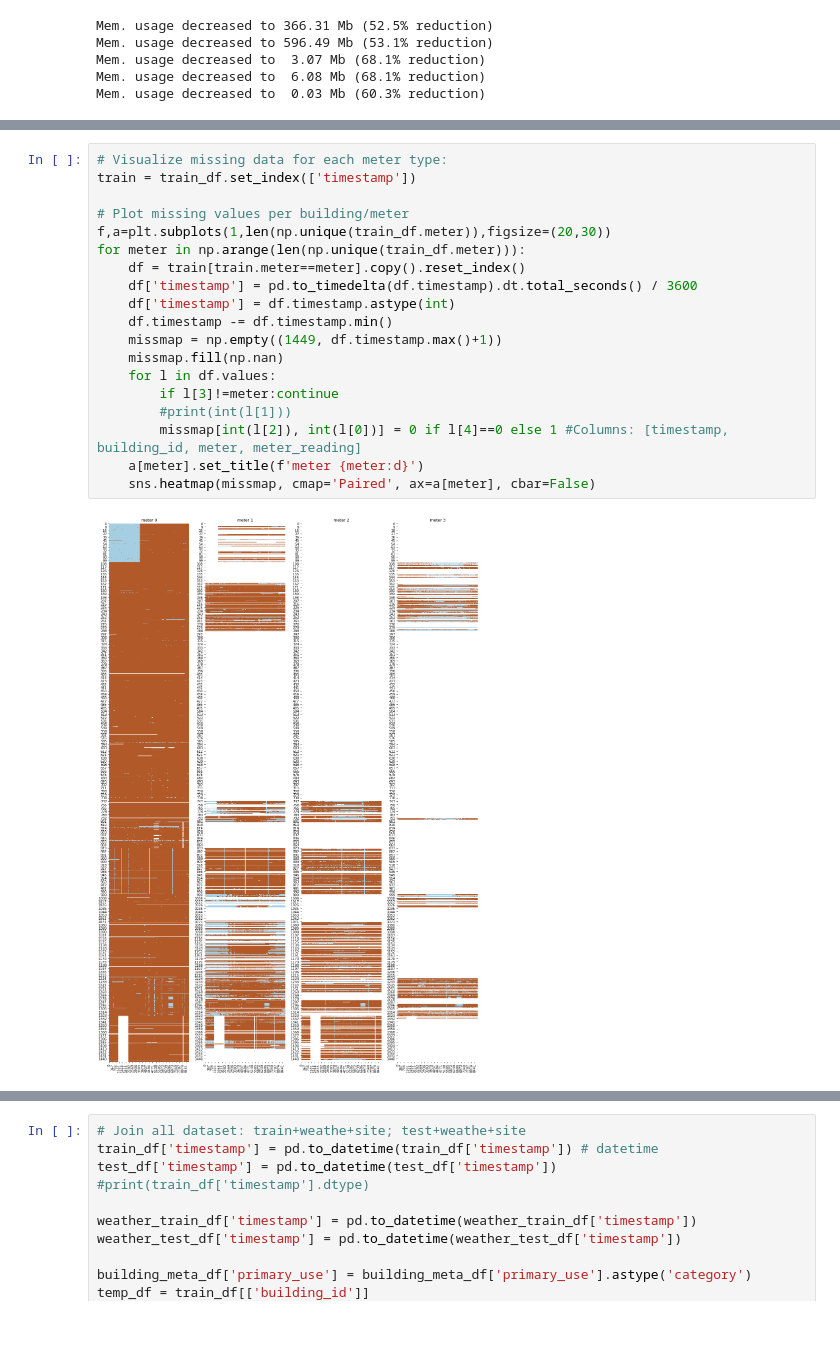
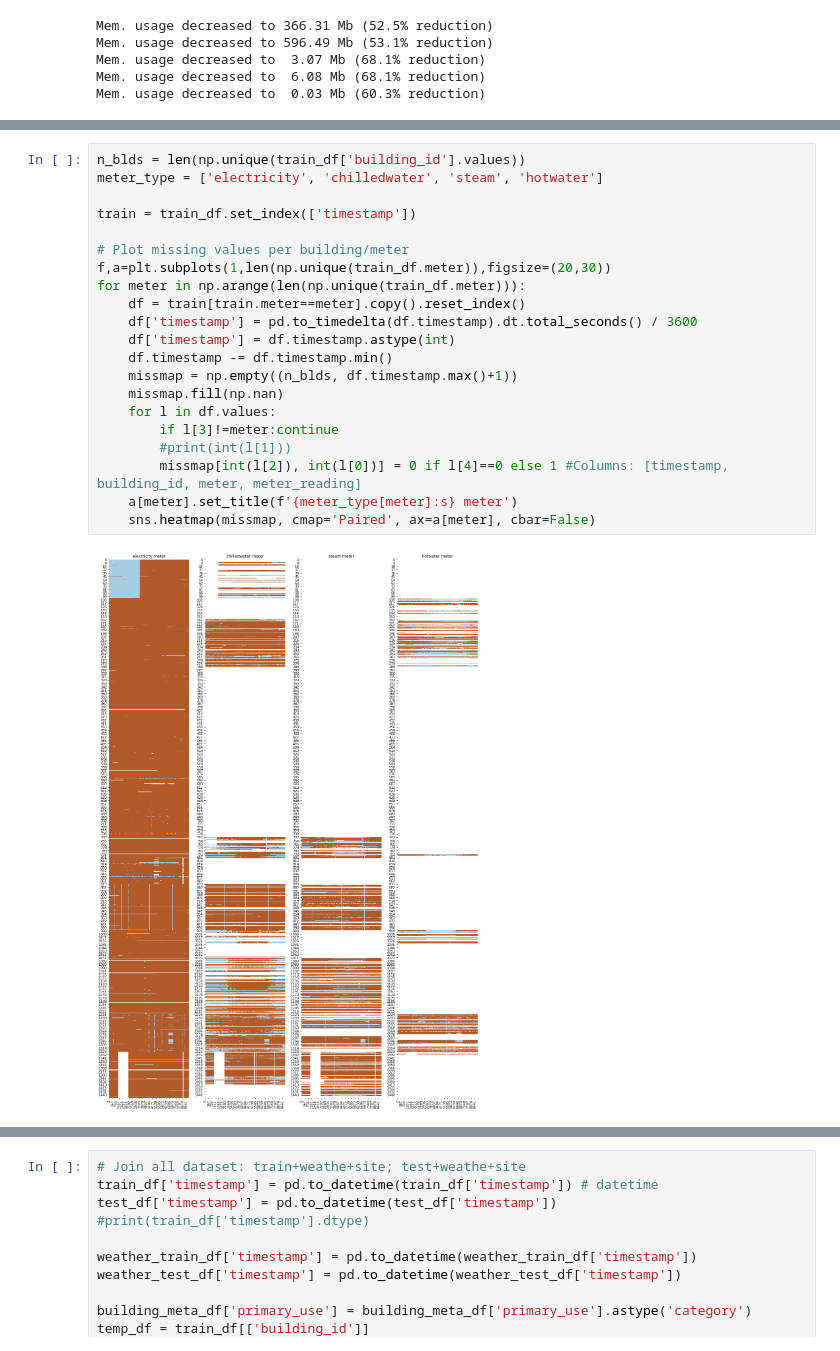
Before and after one commit to dmculiac/A-Kaggle-Prize-Money-Competition, a Jupyter notebook: A Kaggle Prize Money Competition.ipynb, the cells around one changed output, grey strips where cells are left out. Cells and saved outputs as stored; diff of their text form.

```diff
--- a/A Kaggle Prize Money Competition.ipynb
+++ b/A Kaggle Prize Money Competition.ipynb
@@ -146,22 +153,24 @@ Mem. usage decreased to  0.03 Mb (60.3% reduction)
 # %%
-# Visualize missing data for each meter type:
+n_blds = len(np.unique(train_df['building_id'].values))
+meter_type = ['electricity', 'chilledwater', 'steam', 'hotwater']
+
 train = train_df.set_index(['timestamp'])
 
 # Plot missing values per building/meter
 f,a=plt.subplots(1,len(np.unique(train_df.meter)),figsize=(20,30))
 for meter in np.arange(len(np.unique(train_df.meter))):
     df = train[train.meter==meter].copy().reset_index()
     df['timestamp'] = pd.to_timedelta(df.timestamp).dt.total_seconds() / 3600
     df['timestamp'] = df.timestamp.astype(int)
     df.timestamp -= df.timestamp.min()
-    missmap = np.empty((1449, df.timestamp.max()+1))
+    missmap = np.empty((n_blds, df.timestamp.max()+1))
     missmap.fill(np.nan)
     for l in df.values:
         if l[3]!=meter:continue
         #print(int(l[1]))
         missmap[int(l[2]), int(l[0])] = 0 if l[4]==0 else 1 #Columns: [timestamp, building_id, meter, meter_reading]
-    a[meter].set_title(f'meter {meter:d}')
+    a[meter].set_title(f'{meter_type[meter]:s} meter')
     sns.heatmap(missmap, cmap='Paired', ax=a[meter], cbar=False)
 # %% [output]
-[figure, old version]
+[figure, new version]
 # %% [markdown]
```
Also changed, not shown: parts of 37 cells of this notebook.
